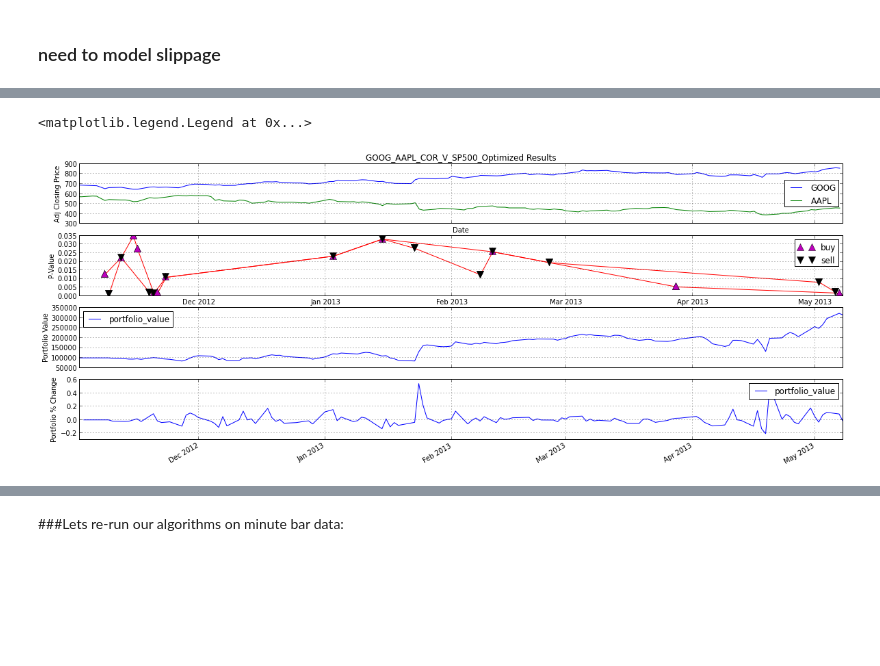
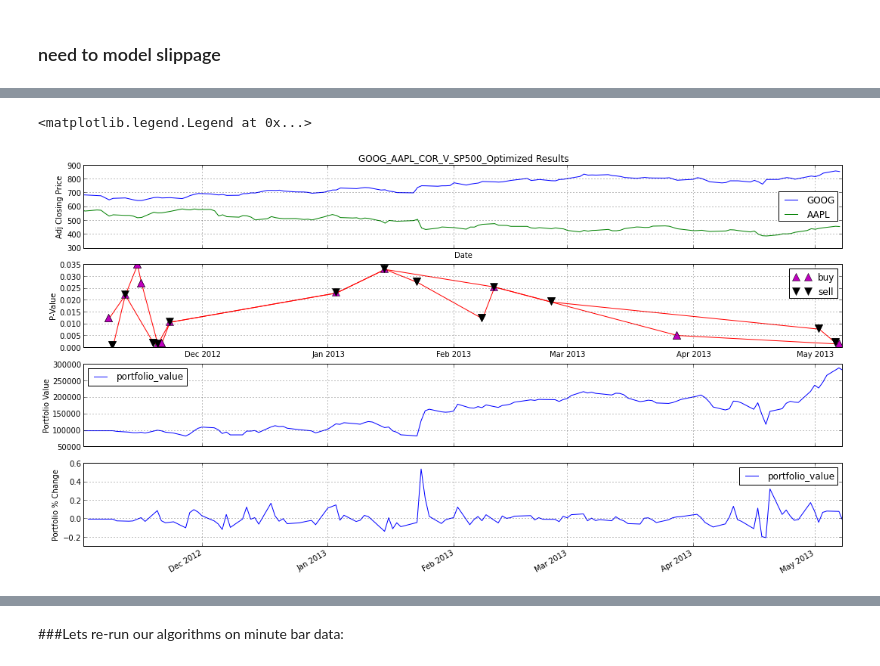
Before and after one commit to agconti/trading, a Jupyter notebook: GOOG V. AAPL Correlation Arb.ipynb, the cells around one changed output, grey strips where cells are left out. Drawn from its saved outputs; the diff is of its cells as text; code cells hidden in the pictures; blank space fills up the shorter version.

Commit message:
fixed graphics

```diff
--- a/GOOG V. AAPL Correlation Arb.ipynb
+++ b/GOOG V. AAPL Correlation Arb.ipynb
@@ -563,34 +496,34 @@ Pearson Correlation: 0.987890482366
 # %%
-fig = plt.figure(figsize(20,8))
+fig = plt.figure(figsize(18,10), dpi=800)
 ax1 = plt.subplot(411)
 data[['GOOG', 'AAPL']].plot(ax=ax1)
 plt.ylabel('Adj Closing Price')
 plt.setp(ax2.get_xticklabels(), visible=False)
 
 GOOG_AAPL_COR_V_SP500_Optimized.buy_orders = np.asarray(GOOG_AAPL_COR_V_SP500_Optimized.buy_orders)
 GOOG_AAPL_COR_V_SP500_Optimized.sell_orders = np.asarray(GOOG_AAPL_COR_V_SP500_Optimized.sell_orders)
 plt.title("GOOG_AAPL_COR_V_SP500_Optimized Results")
 
 ax2 = plt.subplot(412, sharex=ax1)
 plt.plot(GOOG_AAPL_COR_V_SP500_Optimized.buy_orders[:,0], GOOG_AAPL_COR_V_SP500_Optimized.buy_orders[:,1], color = 'r')
 plt.plot(GOOG_AAPL_COR_V_SP500_Optimized.sell_orders[:,0], GOOG_AAPL_COR_V_SP500_Optimized.sell_orders[:,1], color = 'r')
 plt.plot(GOOG_AAPL_COR_V_SP500_Optimized.buy_orders[:,0], GOOG_AAPL_COR_V_SP500_Optimized.buy_orders[:,1], '^', c='m', markersize=10, label='buy')
 plt.plot(GOOG_AAPL_COR_V_SP500_Optimized.sell_orders[:,0], GOOG_AAPL_COR_V_SP500_Optimized.sell_orders[:,1], 'v', c='k', markersize=10, label='sell')
 plt.ylabel('P-Value')
 plt.grid(b=True)
 plt.setp(ax1.get_xticklabels(), visible=False)
 plt.legend()
 
 ax3 = plt.subplot(413, sharex=ax1)
 results_GOOG_AAPL_COR_V_SP500_Optimized.portfolio_value.plot()
 plt.setp(ax3.get_xticklabels(), visible=False)
 plt.ylabel('Portfolio Value')
 plt.legend(loc='best')
 
 ax4 = plt.subplot(414, sharex=ax1)
 results_GOOG_AAPL_COR_V_SP500_Optimized.portfolio_value.pct_change().plot()
 plt.ylabel('Portfolio % Change')
 plt.legend()
 # %% [output]
 <matplotlib.legend.Legend at 0x...>
-[figure, old version]
+[figure, new version]
```
Also changed, not shown: parts of 12 cells of this notebook.
